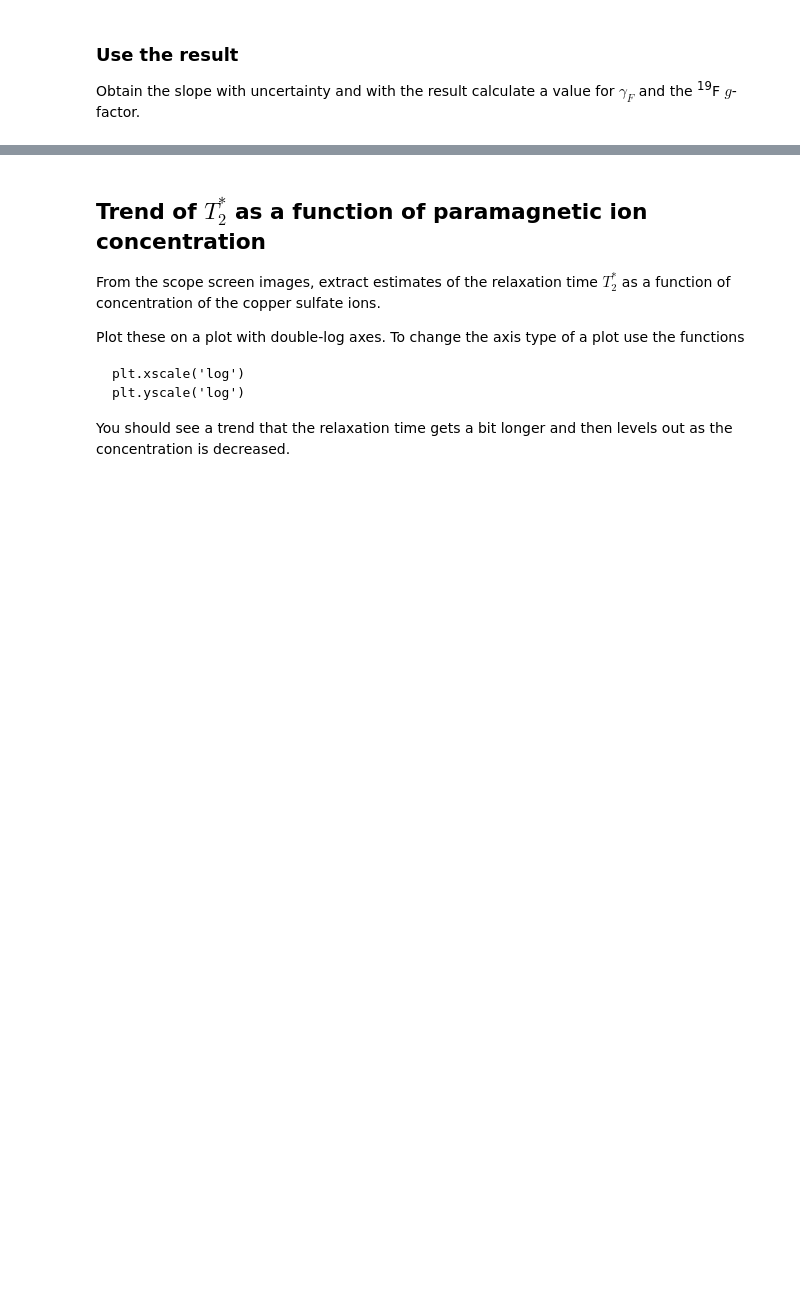
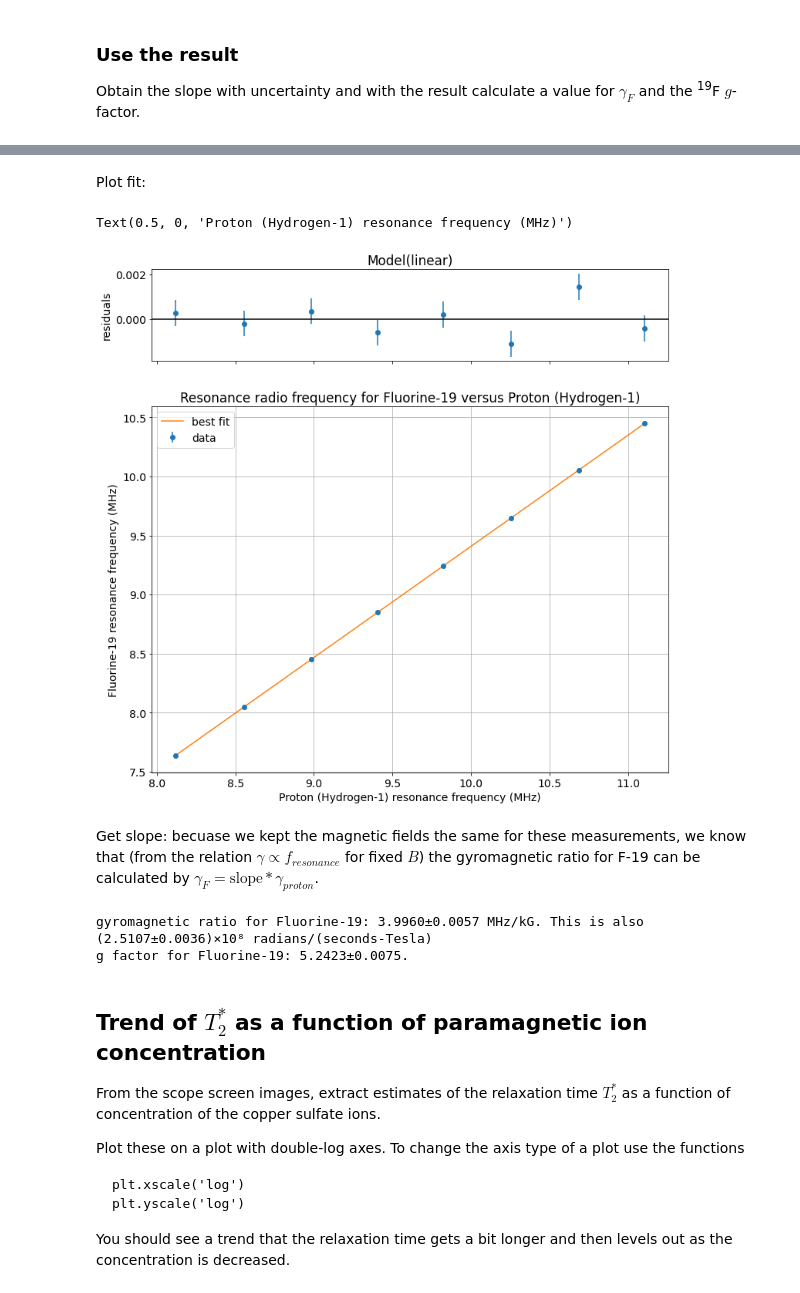
Before and after one commit to ahserhan/CMX, a Jupyter notebook: CWNMR/Continuous NMR Analysis.ipynb, the cells around one changed output, grey strips where cells are left out. Saved outputs shown, nothing was run; the diff lists cells and outputs as text; code cells hidden in the pictures; blank space fills up the shorter version.

```diff
--- a/CWNMR/Continuous NMR Analysis.ipynb
+++ b/CWNMR/Continuous NMR Analysis.ipynb
@@ -226,0 +250,4 @@ Obtain the slope with uncertainty and with the result calculate a value for $\ga
+# %%
+start_params = line.guess(rf_f, x=rf_h)
+Line_fit = line.fit(rf_f, start_params, x=rf_h, weights=1/uh1_data['RF_unc'])
+Line_fit
@@ -227,3 +273,26 @@ Obtain the slope with uncertainty and with the result calculate a value for $\ga
+# %% [markdown]
+Plot fit:
+# %%
+Line_fit.plot()
+plt.grid(True)
+plt.title('Resonance radio frequency for Fluorine-19 versus Proton (Hydrogen-1)')
+plt.ylabel(r'Fluorine-19 resonance frequency (MHz)')
+plt.xlabel(r'Proton (Hydrogen-1) resonance frequency (MHz)')
+# %% [output]
+Text(0.5, 0, 'Proton (Hydrogen-1) resonance frequency (MHz)')
+[figure, added]
+# %% [markdown]
+Get slope: becuase we kept the magnetic fields the same for these measurements, we know that (from the relation $\gamma \propto f_{resonance}$ for fixed $B$) the gyromagnetic ratio for F-19 can be calculated by $\gamma_{F} = \text{slope} * \gamma_{proton}$.
+# %%
+compare_slope = unc.ufloat(Line_fit.params['slope'].value, Line_fit.params['slope'].stderr,'compare_slope')
+gamma_f = proton_slope * compare_slope
+print('gyromagnetic ratio for Fluorine-19: {:.2uP} MHz/kG.'.format(gamma_f),'This is also {:.2uP} radians/(seconds-Tesla)'.format(gamma_f*10*2*np.pi*1e6))
+
+fluorine_g = gamma_f * 1e7 * const.value('Planck constant') / const.value('nuclear magneton')
+print('g factor for Fluorine-19: {:.2uP}.'.format(fluorine_g))
+# %% [output]
+gyromagnetic ratio for Fluorine-19: 3.9960±0.0057 MHz/kG. This is also (2.5107±0.0036)×10⁸ radians/(seconds-Tesla)
+g factor for Fluorine-19: 5.2423±0.0075.
 # %% [markdown]
 ## Trend of $T_2^*$ as a function of paramagnetic ion concentration
 
```
Also changed, not shown: parts of 6 cells of this notebook.
